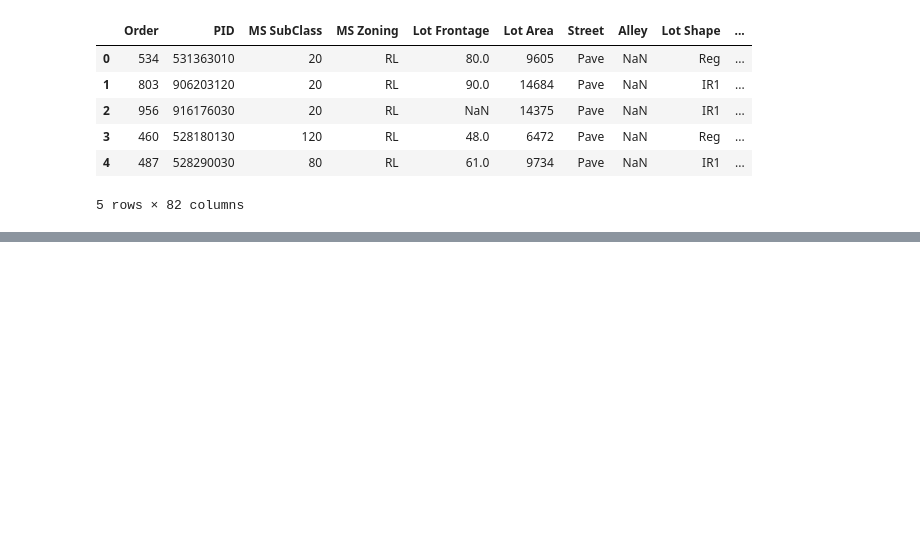
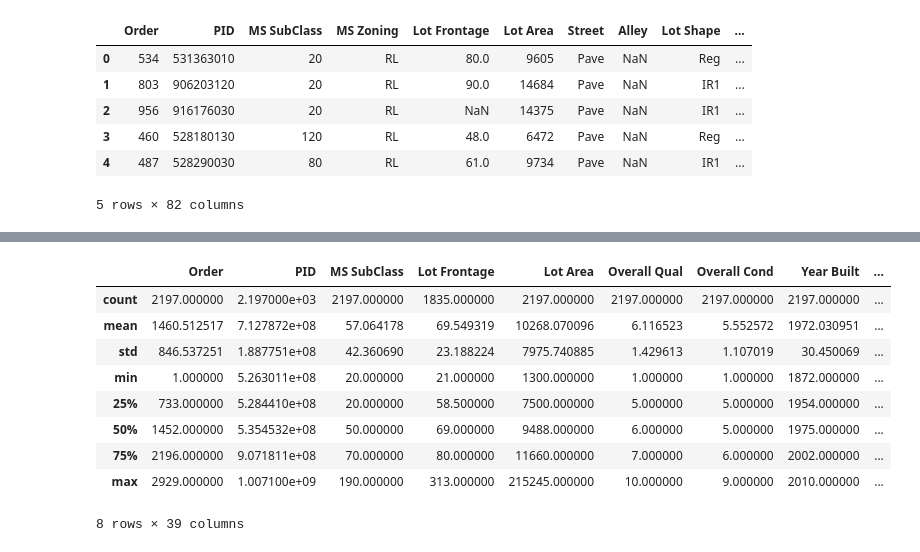
Before and after one commit to Haarism9622/housing-price-project, a Jupyter notebook: Notebooks/housing_price.ipynb, the cells around one changed output, grey strips where cells are left out. Cells and saved outputs as stored; diff of their text form; code cells hidden in the pictures; blank space fills up the shorter version.

```diff
--- a/Notebooks/housing_price.ipynb
+++ b/Notebooks/housing_price.ipynb
@@ -16,0 +69,14 @@ df.head(5)
+# %%
+#display descriptive statistics
+df.describe()
+# %% [output]
+|  | Order | PID | MS SubClass | Lot Frontage | Lot Area | Overall Qual | Overall Cond | Year Built | ... |
+| count | 2197.000000 | 2.197000e+03 | 2197.000000 | 1835.000000 | 2197.000000 | 2197.000000 | 2197.000000 | 2197.000000 | ... |
+| mean | 1460.512517 | 7.127872e+08 | 57.064178 | 69.549319 | 10268.070096 | 6.116523 | 5.552572 | 1972.030951 | ... |
+| std | 846.537251 | 1.887751e+08 | 42.360690 | 23.188224 | 7975.740885 | 1.429613 | 1.107019 | 30.450069 | ... |
+| min | 1.000000 | 5.263011e+08 | 20.000000 | 21.000000 | 1300.000000 | 1.000000 | 1.000000 | 1872.000000 | ... |
+| 25% | 733.000000 | 5.284410e+08 | 20.000000 | 58.500000 | 7500.000000 | 5.000000 | 5.000000 | 1954.000000 | ... |
+| 50% | 1452.000000 | 5.354532e+08 | 50.000000 | 69.000000 | 9488.000000 | 6.000000 | 5.000000 | 1975.000000 | ... |
+| 75% | 2196.000000 | 9.071811e+08 | 70.000000 | 80.000000 | 11660.000000 | 7.000000 | 6.000000 | 2002.000000 | ... |
+| max | 2929.000000 | 1.007100e+09 | 190.000000 | 313.000000 | 215245.000000 | 10.000000 | 9.000000 | 2010.000000 | ... |
+8 rows × 39 columns
```
Also changed, not shown: parts of 11 cells of this notebook.
